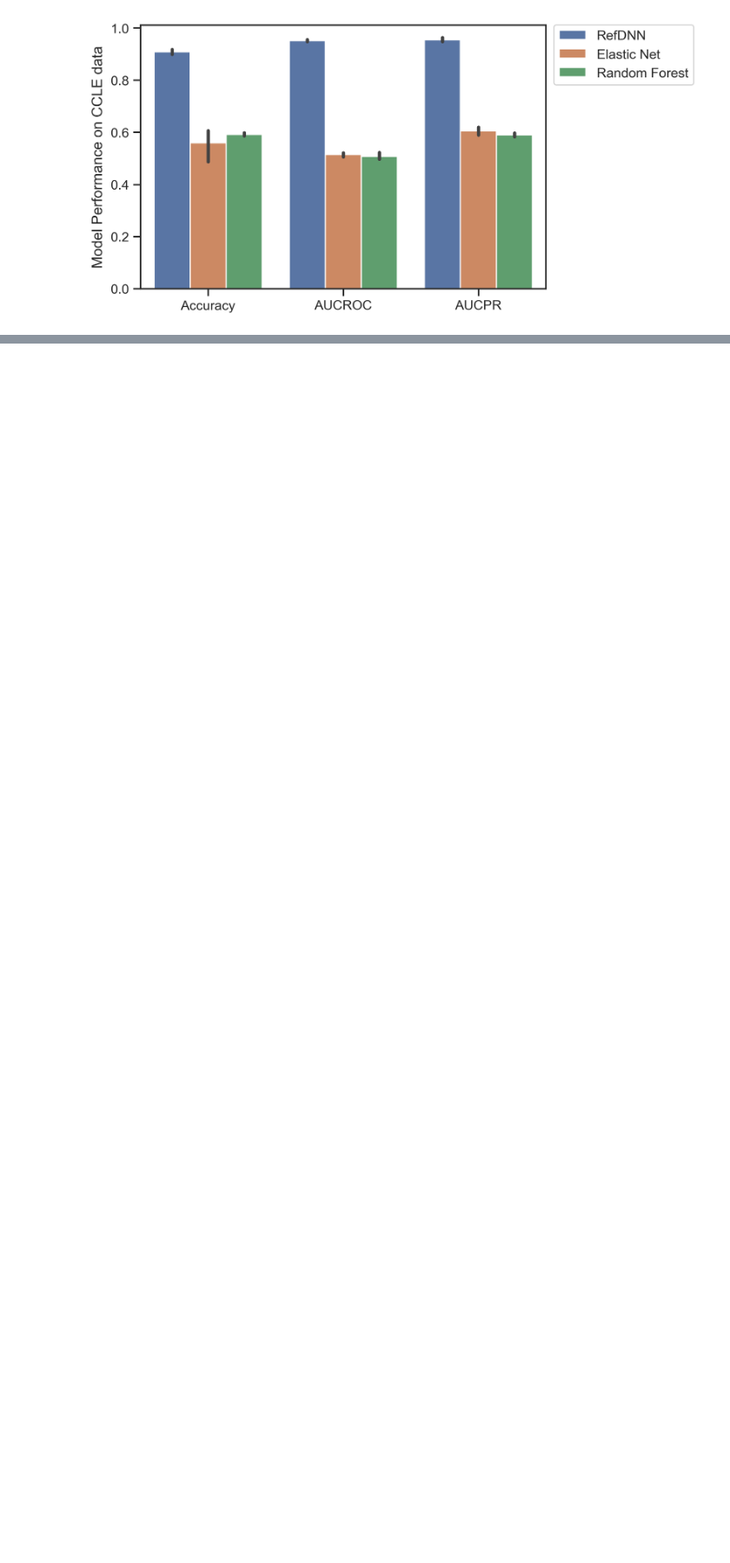
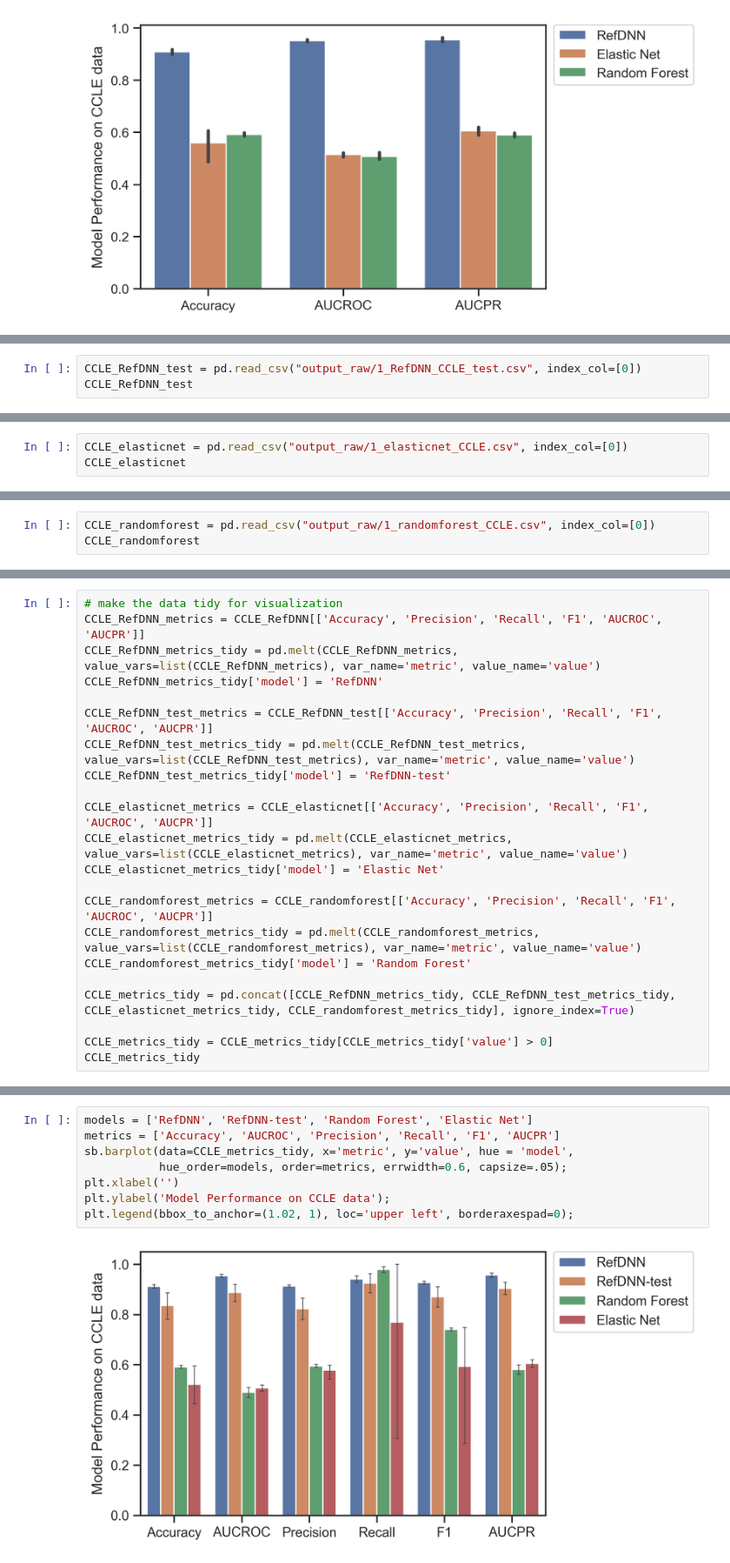
Before and after one commit to delongmeng-aws/RefDNN_reproduction_study, a Jupyter notebook: result_1_performance_comparison.ipynb, the cells around one changed output, grey strips where cells are left out. Shown at 87% size. Drawn from its saved outputs; the diff is of its cells as text; blank space fills up the shorter version.

```diff
--- a/result_1_performance_comparison.ipynb
+++ b/result_1_performance_comparison.ipynb
@@ -116,0 +156,3 @@ plt.legend(bbox_to_anchor=(1.02, 1), loc='upper left', borderaxespad=0);
+# %%
+CCLE_RefDNN_test = pd.read_csv("output_raw/1_RefDNN_CCLE_test.csv", index_col=[0])
+CCLE_RefDNN_test
@@ -116,0 +166,3 @@ plt.legend(bbox_to_anchor=(1.02, 1), loc='upper left', borderaxespad=0);
+# %%
+CCLE_elasticnet = pd.read_csv("output_raw/1_elasticnet_CCLE.csv", index_col=[0])
+CCLE_elasticnet
@@ -116,0 +209,3 @@ plt.legend(bbox_to_anchor=(1.02, 1), loc='upper left', borderaxespad=0);
+# %%
+CCLE_randomforest = pd.read_csv("output_raw/1_randomforest_CCLE.csv", index_col=[0])
+CCLE_randomforest
@@ -116,0 +219,22 @@ plt.legend(bbox_to_anchor=(1.02, 1), loc='upper left', borderaxespad=0);
+# %%
+# make the data tidy for visualization
+CCLE_RefDNN_metrics = CCLE_RefDNN[['Accuracy', 'Precision', 'Recall', 'F1', 'AUCROC', 'AUCPR']]
+CCLE_RefDNN_metrics_tidy = pd.melt(CCLE_RefDNN_metrics, value_vars=list(CCLE_RefDNN_metrics), var_name='metric', value_name='value')
+CCLE_RefDNN_metrics_tidy['model'] = 'RefDNN'
+
+CCLE_RefDNN_test_metrics = CCLE_RefDNN_test[['Accuracy', 'Precision', 'Recall', 'F1', 'AUCROC', 'AUCPR']]
+CCLE_RefDNN_test_metrics_tidy = pd.melt(CCLE_RefDNN_test_metrics, value_vars=list(CCLE_RefDNN_test_metrics), var_name='metric', value_name='value')
+CCLE_RefDNN_test_metrics_tidy['model'] = 'RefDNN-test'
+
+CCLE_elasticnet_metrics = CCLE_elasticnet[['Accuracy', 'Precision', 'Recall', 'F1', 'AUCROC', 'AUCPR']]
+CCLE_elasticnet_metrics_tidy = pd.melt(CCLE_elasticnet_metrics, value_vars=list(CCLE_elasticnet_metrics), var_name='metric', value_name='value')
+CCLE_elasticnet_metrics_tidy['model'] = 'Elastic Net'
+
+CCLE_randomforest_metrics = CCLE_randomforest[['Accuracy', 'Precision', 'Recall', 'F1', 'AUCROC', 'AUCPR']]
+CCLE_randomforest_metrics_tidy = pd.melt(CCLE_randomforest_metrics, value_vars=list(CCLE_randomforest_metrics), var_name='metric', value_name='value')
+CCLE_randomforest_metrics_tidy['model'] = 'Random Forest'
+
+CCLE_metrics_tidy = pd.concat([CCLE_RefDNN_metrics_tidy, CCLE_RefDNN_test_metrics_tidy, CCLE_elasticnet_metrics_tidy, CCLE_randomforest_metrics_tidy], ignore_index=True)
+
+CCLE_metrics_tidy = CCLE_metrics_tidy[CCLE_metrics_tidy['value'] > 0]
+CCLE_metrics_tidy
@@ -116,0 +255,10 @@ plt.legend(bbox_to_anchor=(1.02, 1), loc='upper left', borderaxespad=0);
+# %%
+models = ['RefDNN', 'RefDNN-test', 'Random Forest', 'Elastic Net']
+metrics = ['Accuracy', 'AUCROC', 'Precision', 'Recall', 'F1', 'AUCPR']
+sb.barplot(data=CCLE_metrics_tidy, x='metric', y='value', hue = 'model',
+           hue_order=models, order=metrics, errwidth=0.6, capsize=.05);
+plt.xlabel('')
+plt.ylabel('Model Performance on CCLE data');
+plt.legend(bbox_to_anchor=(1.02, 1), loc='upper left', borderaxespad=0);
+# %% [output]
+[figure, added]
```
Also changed, not shown: parts of 39 cells of this notebook, 26 other files.
